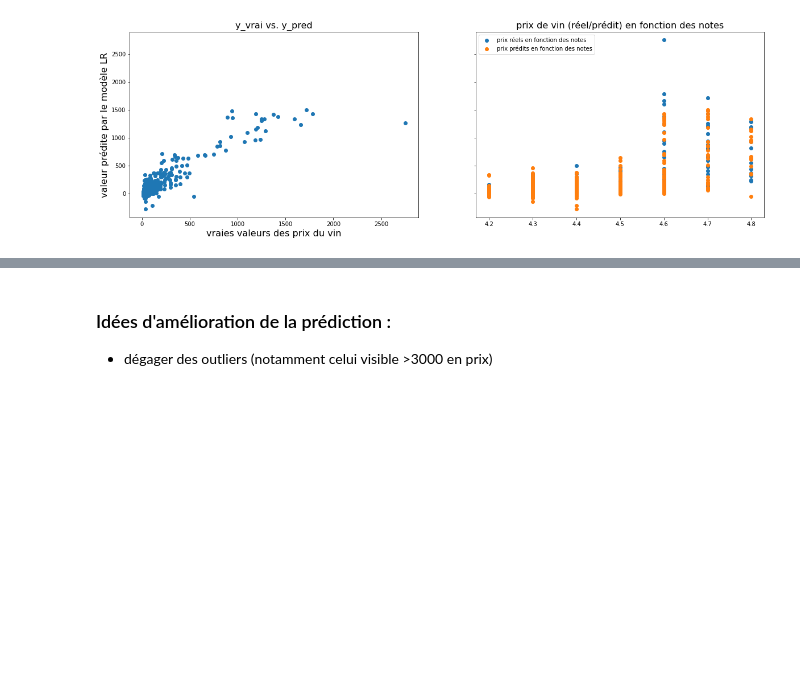
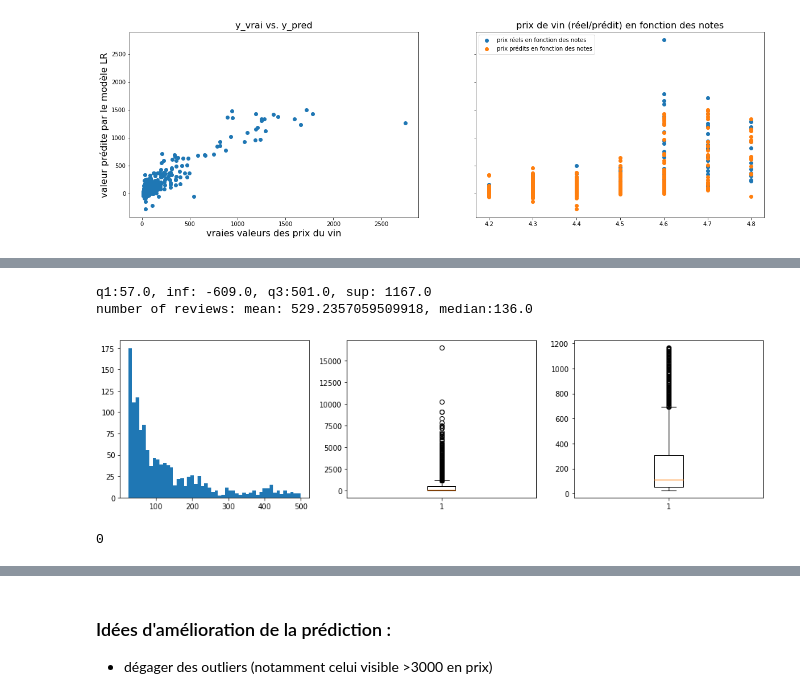
Before and after one commit to superhughhh/brief-My-first-Linear-Regression, a Jupyter notebook: spanish_wine_hadi_test.ipynb, the cells around one changed output, grey strips where cells are left out. Saved outputs shown, nothing was run; the diff lists cells and outputs as text; code cells hidden in the pictures; blank space fills up the shorter version.

```diff
--- a/spanish_wine_hadi_test.ipynb
+++ b/spanish_wine_hadi_test.ipynb
@@ -355,0 +397,17 @@ plt.show()
+# %%
+q1 = df.drop_duplicates()['num_reviews'].quantile(.25)
+q3 = df.drop_duplicates()['num_reviews'].quantile(.75)
+iqr = q3-q1
+print(f"q1:{q1}, inf: {q1-1.5*iqr}, q3:{q3}, sup: {q3+1.5*iqr}")
+print(f"number of reviews: mean: {df.drop_duplicates()['num_reviews'].mean()}, median:{df.drop_duplicates()['num_reviews'].median()}")
+f, axs = plt.subplots(1,3,figsize=(16,4))
+axs[0].hist(df.drop_duplicates()[df.drop_duplicates()['num_reviews']<500]['num_reviews'],bins=50)
+axs[1].boxplot(df.drop_duplicates()['num_reviews'])
+axs[2].boxplot(df.drop_duplicates()[df.drop_duplicates()['num_reviews']< q3+1.5*iqr]['num_reviews'])
+plt.show()
+(df.drop_duplicates()['num_reviews'] < q1-1.5*iqr).sum()
+# %% [output]
+q1:57.0, inf: -609.0, q3:501.0, sup: 1167.0
+number of reviews: mean: 529.2357059509918, median:136.0
+[figure, added]
+0
```
Also changed, not shown: parts of 10 cells of this notebook.
